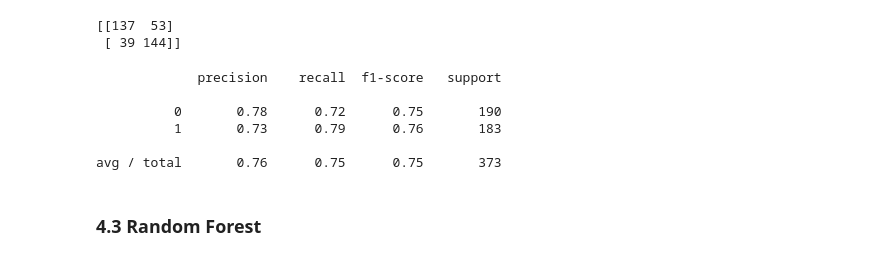
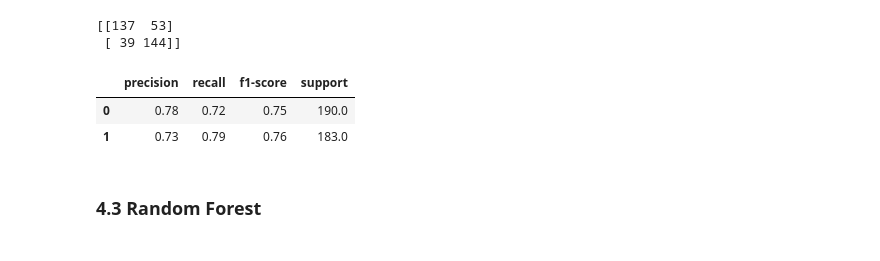
Before and after one commit to gabrielsig/mental-health-survey, a Jupyter notebook: mental-health-survey.ipynb, the cells around one changed output. Cells and saved outputs as stored; diff of their text form; code cells hidden in the pictures.

```diff
--- a/mental-health-survey.ipynb
+++ b/mental-health-survey.ipynb
@@ -615,14 +616,12 @@ print(confusion_matrix(y_test2,knn_pred2))
 [[137  53]
  [ 39 144]]
 # %%
-print(classification_report(y_test2,knn_pred2))
+df_reportKNN = report_DataFrame(classification_report(y_test2,knn_pred2))
+df_reportKNN
 # %% [output]
-             precision    recall  f1-score   support
-
-          0       0.78      0.72      0.75       190
-          1       0.73      0.79      0.76       183
-
-avg / total       0.76      0.75      0.75       373
+|  | precision | recall | f1-score | support |
+| 0 | 0.78 | 0.72 | 0.75 | 190.0 |
+| 1 | 0.73 | 0.79 | 0.76 | 183.0 |
 # %% [markdown]
 ### 4.3 Random Forest
 # %%
```
Also changed, not shown: parts of 11 cells of this notebook.
